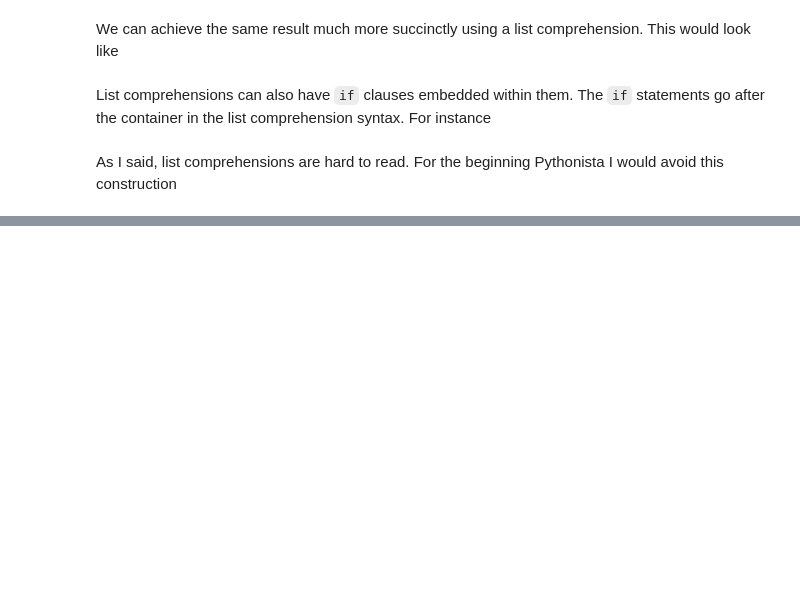
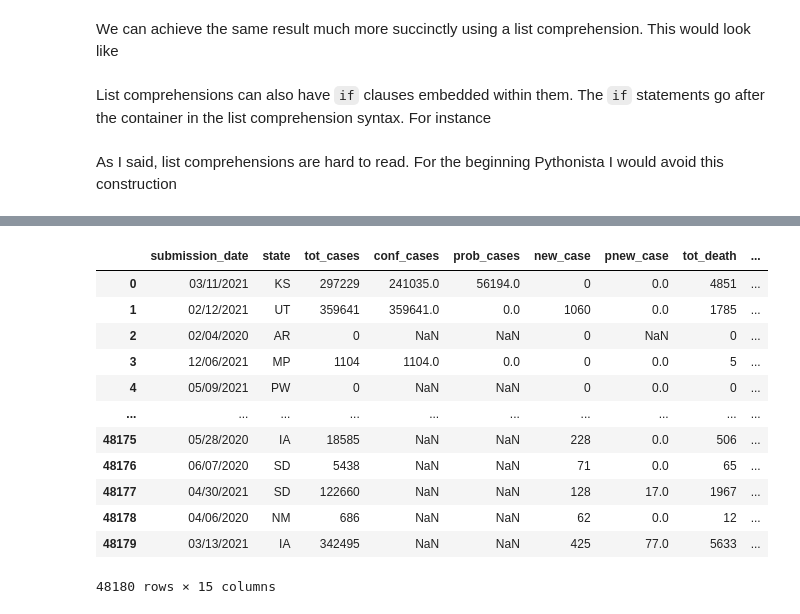
Before and after one commit to andrewkern/bio399, a Jupyter notebook: discussion/discussion1.ipynb, the cells around one changed output, grey strips where cells are left out. Drawn from its saved outputs; the diff is of its cells as text; code cells hidden in the pictures; blank space fills up the shorter version.

```diff
--- a/discussion/discussion1.ipynb
+++ b/discussion/discussion1.ipynb
@@ -46,0 +69,16 @@ As I said, list comprehensions are hard to read. For the beginning Pythonista I
+# %%
+x
+# %% [output]
+|  | submission_date | state | tot_cases | conf_cases | prob_cases | new_case | pnew_case | tot_death | ... |
+| 0 | 03/11/2021 | KS | 297229 | 241035.0 | 56194.0 | 0 | 0.0 | 4851 | ... |
+| 1 | 02/12/2021 | UT | 359641 | 359641.0 | 0.0 | 1060 | 0.0 | 1785 | ... |
+| 2 | 02/04/2020 | AR | 0 | NaN | NaN | 0 | NaN | 0 | ... |
+| 3 | 12/06/2021 | MP | 1104 | 1104.0 | 0.0 | 0 | 0.0 | 5 | ... |
+| 4 | 05/09/2021 | PW | 0 | NaN | NaN | 0 | 0.0 | 0 | ... |
+| ... | ... | ... | ... | ... | ... | ... | ... | ... | ... |
+| 48175 | 05/28/2020 | IA | 18585 | NaN | NaN | 228 | 0.0 | 506 | ... |
+| 48176 | 06/07/2020 | SD | 5438 | NaN | NaN | 71 | 0.0 | 65 | ... |
+| 48177 | 04/30/2021 | SD | 122660 | NaN | NaN | 128 | 17.0 | 1967 | ... |
+| 48178 | 04/06/2020 | NM | 686 | NaN | NaN | 62 | 0.0 | 12 | ... |
+| 48179 | 03/13/2021 | IA | 342495 | NaN | NaN | 425 | 77.0 | 5633 | ... |
+48180 rows × 15 columns
```
Also changed, not shown: parts of 10 cells of this notebook, 1 other file.
